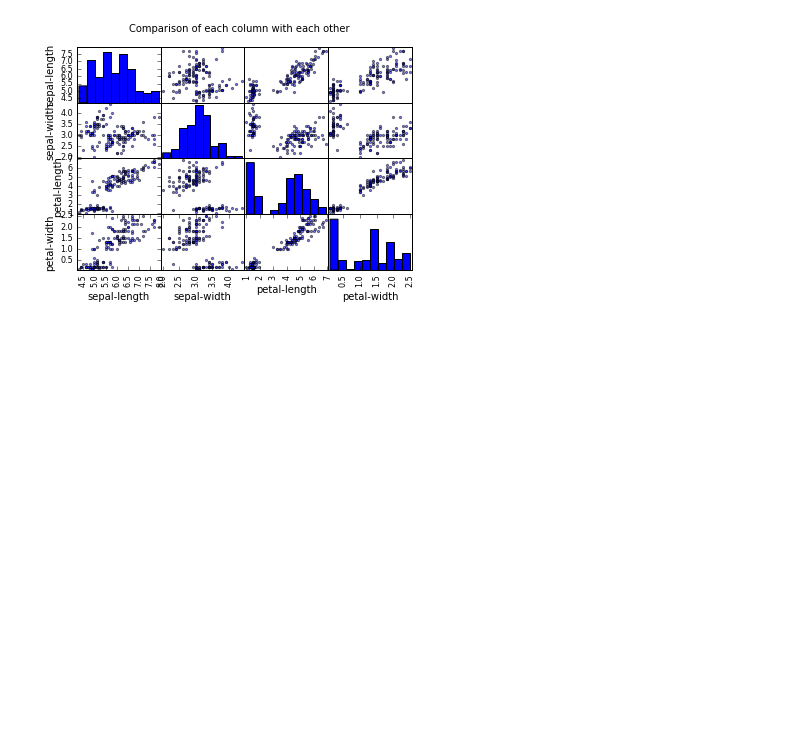
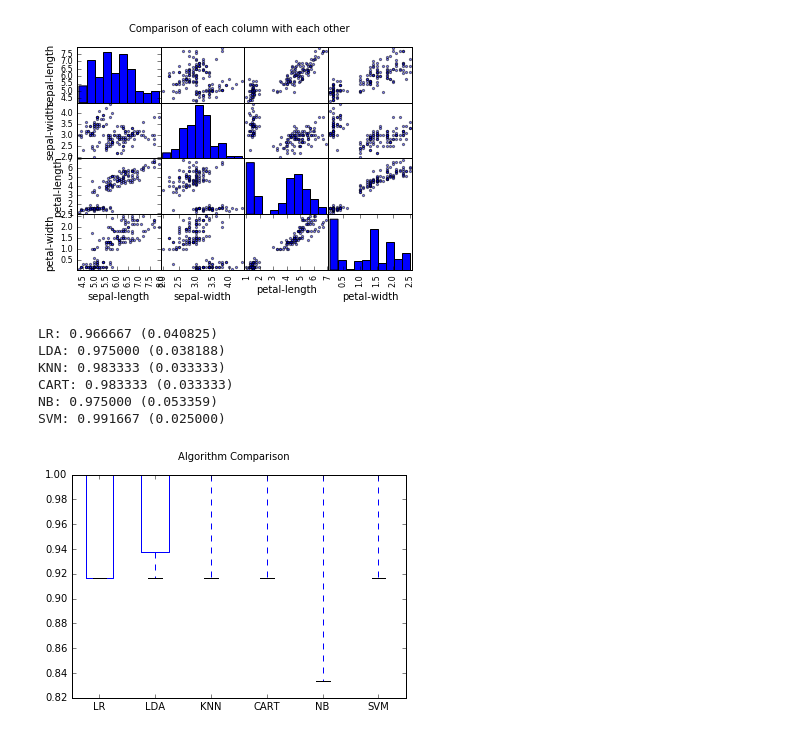
Before and after one commit to IsaacHook/Machine-Learning, a Jupyter notebook: Iris/Iris.ipynb, the cells around one changed output. Drawn from its saved outputs; the diff is of its cells as text; code cells hidden in the pictures; blank space fills up the shorter version.

```diff
--- a/Iris/Iris.ipynb
+++ b/Iris/Iris.ipynb
@@ -75,3 +83,52 @@ plt.show()
 [figure]
 [figure]
 [figure]
+# %%
+# Split dataset
+array =  dataset.values
+X = array[:, 0:4]
+Y = array[:, 4]
+validation_size = 0.2
+seed = 7
+X_train, X_val, Y_train, Y_val = cross_validation.train_test_split(X, Y, test_size=validation_size, random_state=seed)
+
+num_folds = 10
+num_instances = len(X_train)
+seed = 7
+scoring = 'accuracy'
+# %%
+# Select best model
+models = []
+models.append((('LR'), LogisticRegression()))
+models.append((('LDA'), LinearDiscriminantAnalysis()))
+models.append((('KNN'), KNeighborsClassifier()))
+models.append((('CART'), DecisionTreeClassifier()))
+models.append((('NB'), GaussianNB()))
+models.append((('SVM'), SVC()))
+
+results = []
+names = []
+for name, model in models:
+    kfold = cross_validation.KFold(n=num_instances, n_folds=num_folds, random_state=seed)
+    cv_results = cross_validation.cross_val_score(model, X_train, Y_train, cv=kfold, scoring=scoring)
+    results.append(cv_results)
+    names.append(name)
+    msg = "%s: %f (%f)" % (name, cv_results.mean(), cv_results.std())
+    print msg
+# %% [output]
+LR: 0.966667 (0.040825)
+LDA: 0.975000 (0.038188)
+KNN: 0.983333 (0.033333)
+CART: 0.983333 (0.033333)
+NB: 0.975000 (0.053359)
+SVM: 0.991667 (0.025000)
+# %%
+# Box plot of results
+fig = plt.figure()
+fig.suptitle('Algorithm Comparison')
+ax = fig.add_subplot(111)
+plt.boxplot(results)
+ax.set_xticklabels(names)
+plt.show()
+# %% [output]
+[figure, added]
```
Also changed, not shown: parts of 3 cells of this notebook.
